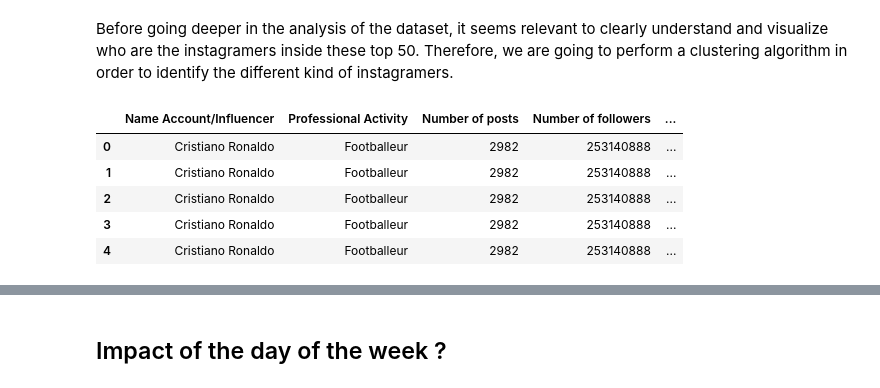
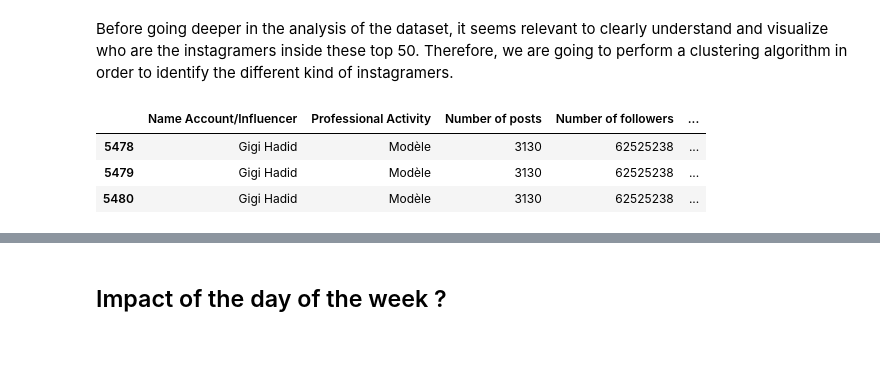
Before and after one commit to BadrAlpha07/Data-Camp-Project, a Jupyter notebook: Starting_kit_engagement_rate.ipynb, the cells around one changed output, grey strips where cells are left out. Cells and saved outputs as stored; diff of their text form; code cells hidden in the pictures; blank space fills up the shorter version.

```diff
--- a/Starting_kit_engagement_rate.ipynb
+++ b/Starting_kit_engagement_rate.ipynb
@@ -103,12 +103,13 @@ dtype: object
 # %% [markdown]
 Before going deeper in the analysis of the dataset, it seems relevant to clearly understand and visualize who are the instagramers inside these top 50. Therefore, we are going to perform a clustering algorithm in order to identify the different kind of instagramers.
 # %%
-df_clst = df.drop(columns = ['Post description', 'Posting date', 'Number of words'])
-df_clst.head()
+df_clst = df.drop(columns = ['Post description', 'Posting date', 'Number of words',
+                            'Number of followings'])
+
+df_clst['Media Type'] = df_clst['Media Type'].replace({'Video':0, 'Photo':1})
+df_clst.tail(3)
 # %% [output]
 |  | Name Account/Influencer | Professional Activity | Number of posts | Number of followers | ... |
-| 0 | Cristiano Ronaldo | Footballeur | 2982 | 253140888 | ... |
-| 1 | Cristiano Ronaldo | Footballeur | 2982 | 253140888 | ... |
-| 2 | Cristiano Ronaldo | Footballeur | 2982 | 253140888 | ... |
-| 3 | Cristiano Ronaldo | Footballeur | 2982 | 253140888 | ... |
-| 4 | Cristiano Ronaldo | Footballeur | 2982 | 253140888 | ... |
+| 5478 | Gigi Hadid | Modèle | 3130 | 62525238 | ... |
+| 5479 | Gigi Hadid | Modèle | 3130 | 62525238 | ... |
+| 5480 | Gigi Hadid | Modèle | 3130 | 62525238 | ... |
```
Also changed, not shown: parts of 1 cell of this notebook.
